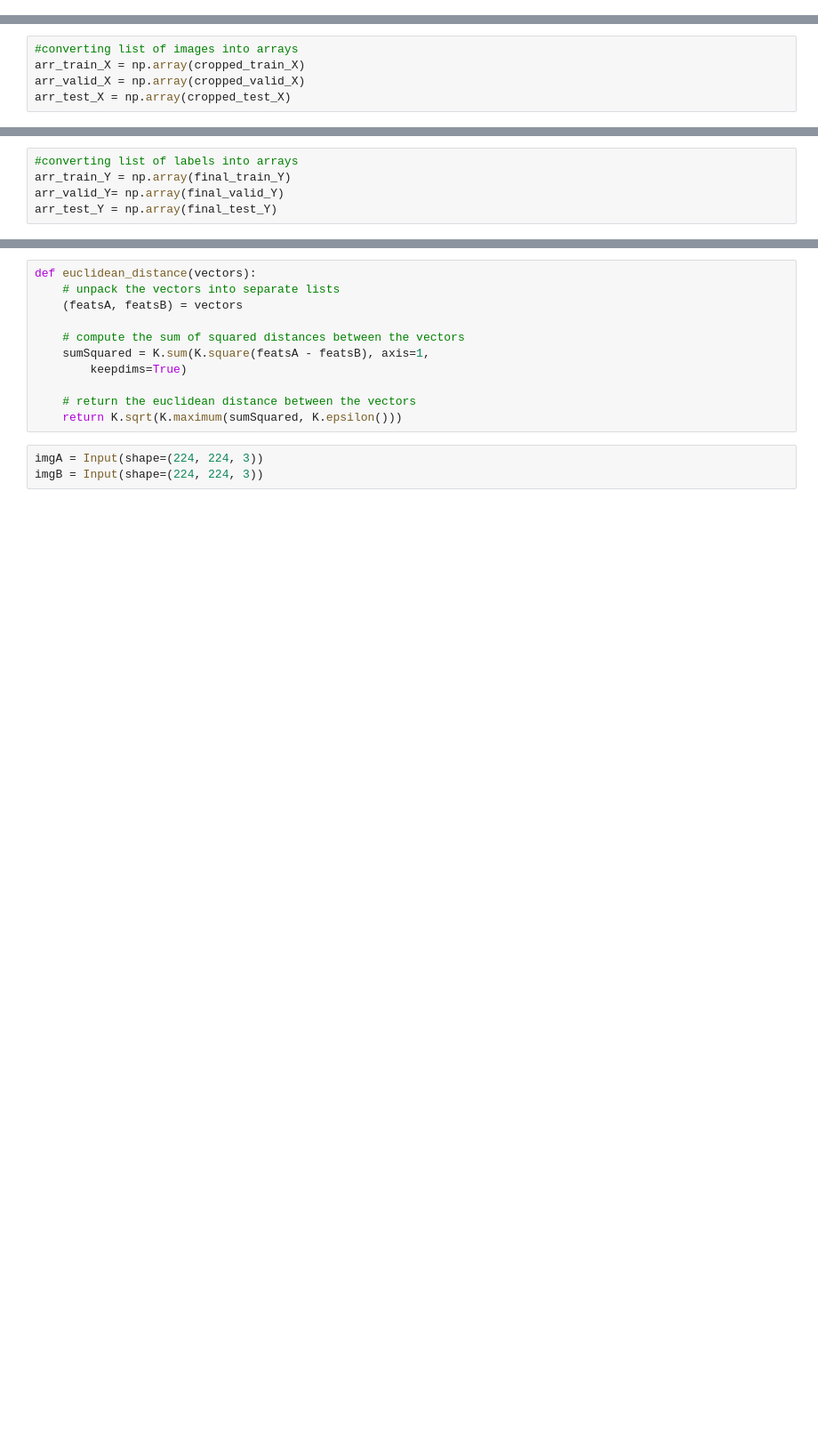
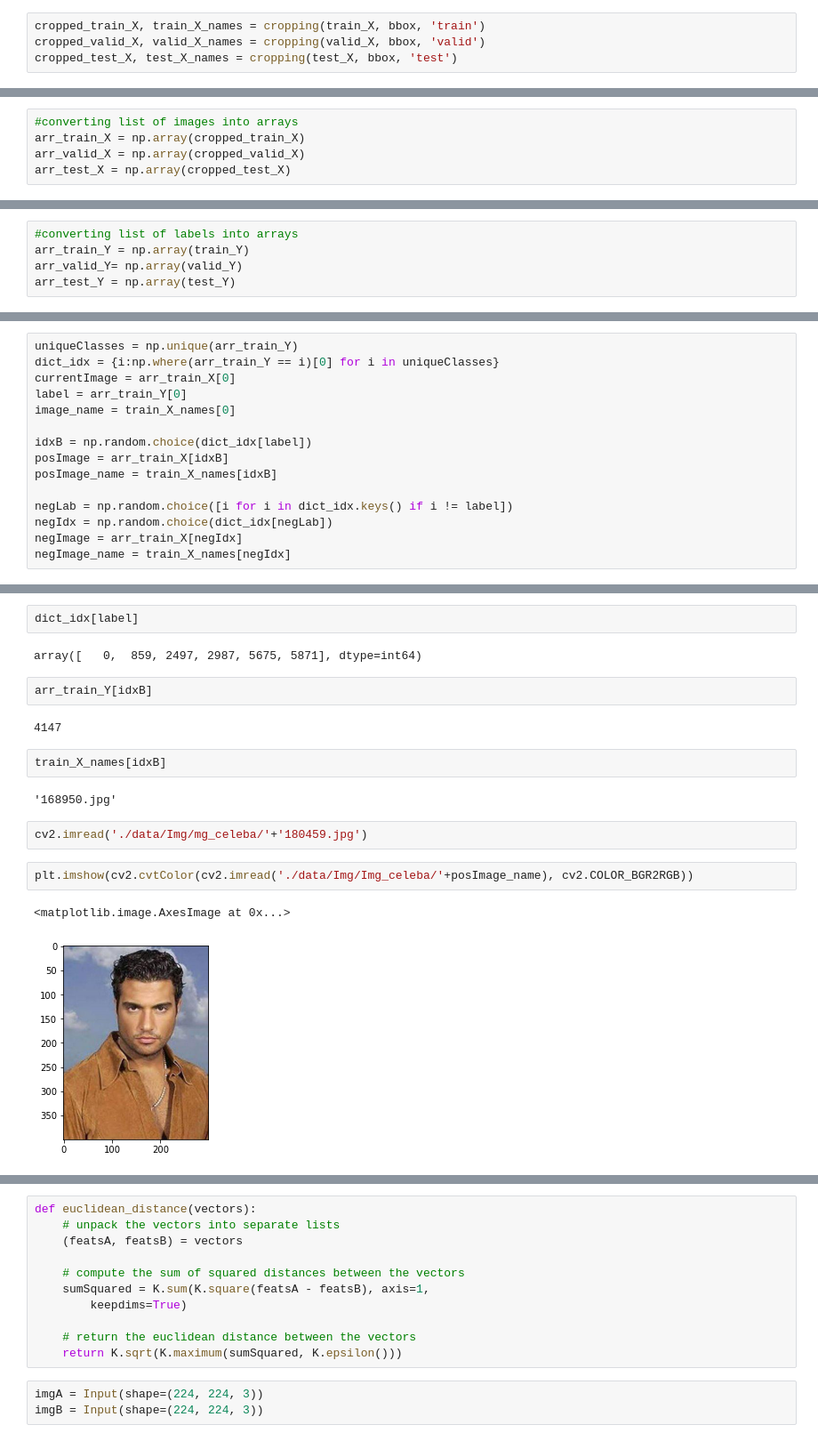
Before and after one commit to danielmalinovsky/python_facial_recognition, a Jupyter notebook: sprint5.ipynb, the cells around one changed output, grey strips where cells are left out. Shown: that part at 89% size. Drawn from its saved outputs; the diff is of its cells as text; blank space fills up the shorter version.

```diff
--- a/sprint5.ipynb
+++ b/sprint5.ipynb
@@ -211,0 +183,4 @@ from tensorflow.keras.datasets import mnist
+# %%
+cropped_train_X, train_X_names = cropping(train_X, bbox, 'train')
+cropped_valid_X, valid_X_names = cropping(valid_X, bbox, 'valid')
+cropped_test_X, test_X_names = cropping(test_X, bbox, 'test')
@@ -222,5 +211,5 @@ testX = np.expand_dims(arr_test_X, axis=-1)
 # %%
 #converting list of labels into arrays
-arr_train_Y = np.array(final_train_Y)
-arr_valid_Y= np.array(final_valid_Y)
-arr_test_Y = np.array(final_test_Y)
+arr_train_Y = np.array(train_Y)
+arr_valid_Y= np.array(valid_Y)
+arr_test_Y = np.array(test_Y)
@@ -226,0 +245,15 @@ arr_test_Y = np.array(final_test_Y)
+# %%
+uniqueClasses = np.unique(arr_train_Y)
+dict_idx = {i:np.where(arr_train_Y == i)[0] for i in uniqueClasses}
+currentImage = arr_train_X[0]
+label = arr_train_Y[0]
+image_name = train_X_names[0]
+
+idxB = np.random.choice(dict_idx[label])
+posImage = arr_train_X[idxB]
+posImage_name = train_X_names[idxB]
+
+negLab = np.random.choice([i for i in dict_idx.keys() if i != label])
+negIdx = np.random.choice(dict_idx[negLab])
+negImage = arr_train_X[negIdx]
+negImage_name = train_X_names[negIdx]
@@ -226,0 +268,19 @@ arr_test_Y = np.array(final_test_Y)
+# %%
+dict_idx[label]
+# %% [output]
+array([   0,  859, 2497, 2987, 5675, 5871], dtype=int64)
+# %%
+arr_train_Y[idxB]
+# %% [output]
+4147
+# %%
+train_X_names[idxB]
+# %% [output]
+'168950.jpg'
+# %%
+cv2.imread('./data/Img/mg_celeba/'+'180459.jpg')
+# %%
+plt.imshow(cv2.cvtColor(cv2.imread('./data/Img/Img_celeba/'+posImage_name), cv2.COLOR_BGR2RGB))
+# %% [output]
+<matplotlib.image.AxesImage at 0x...>
+[figure, added]
```
Also changed, not shown: parts of 28 cells of this notebook.
